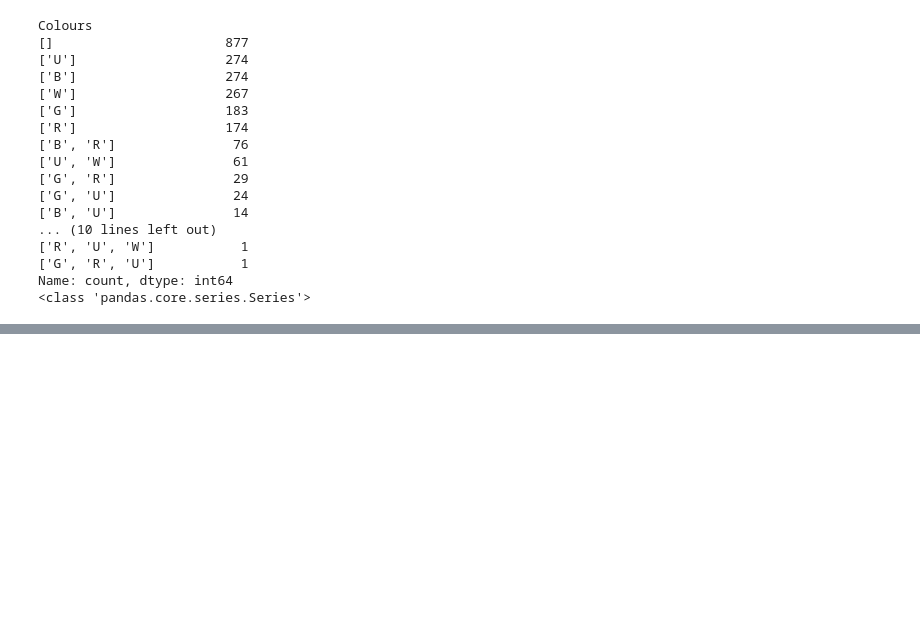
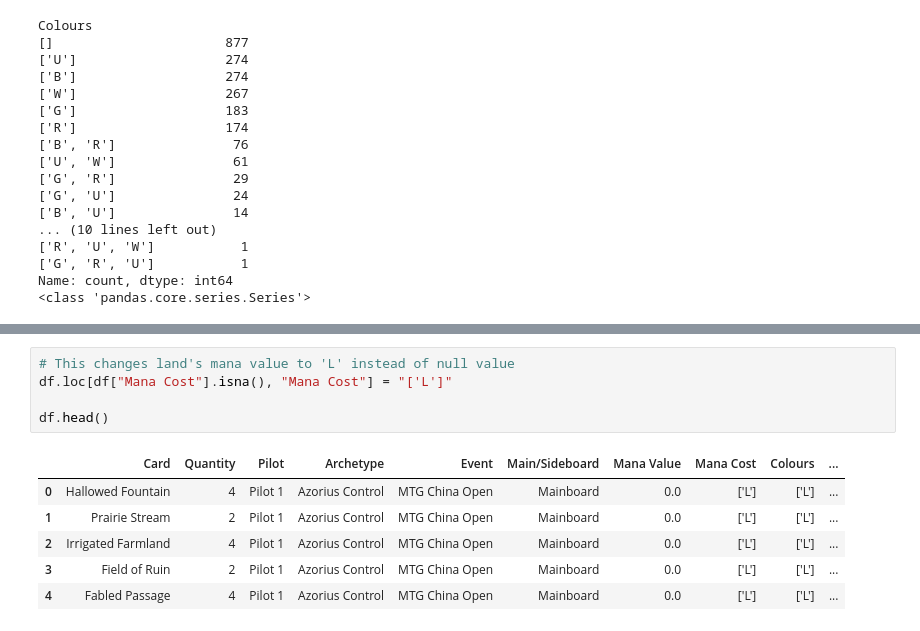
Before and after one commit to DanteCubit/project_1_group_01, a Jupyter notebook: Seven_work/Code/Project_1.ipynb, the cells around one changed output, grey strips where cells are left out. Drawn from its saved outputs; the diff is of its cells as text; blank space fills up the shorter version.

```diff
--- a/Seven_work/Code/Project_1.ipynb
+++ b/Seven_work/Code/Project_1.ipynb
@@ -69,3 +94,15 @@ Name: count, dtype: int64
+# %%
+# This changes land's mana value to 'L' instead of null value
+df.loc[df["Mana Cost"].isna(), "Mana Cost"] = "['L']"
+
+df.head()
+# %% [output]
+|  | Card | Quantity | Pilot | Archetype | Event | Main/Sideboard | Mana Value | Mana Cost | Colours | ... |
+| 0 | Hallowed Fountain | 4 | Pilot 1 | Azorius Control | MTG China Open | Mainboard | 0.0 | ['L'] | ['L'] | ... |
+| 1 | Prairie Stream | 2 | Pilot 1 | Azorius Control | MTG China Open | Mainboard | 0.0 | ['L'] | ['L'] | ... |
+| 2 | Irrigated Farmland | 4 | Pilot 1 | Azorius Control | MTG China Open | Mainboard | 0.0 | ['L'] | ['L'] | ... |
+| 3 | Field of Ruin | 2 | Pilot 1 | Azorius Control | MTG China Open | Mainboard | 0.0 | ['L'] | ['L'] | ... |
+| 4 | Fabled Passage | 4 | Pilot 1 | Azorius Control | MTG China Open | Mainboard | 0.0 | ['L'] | ['L'] | ... |
 # %%
 # Create a donut chart
 plt.pie(colours, labels=colours.index, autopct='%1.1f%%', startangle=90, wedgeprops=dict(width=0.4))
```
Also changed, not shown: parts of 5 cells of this notebook, 6 other files.
